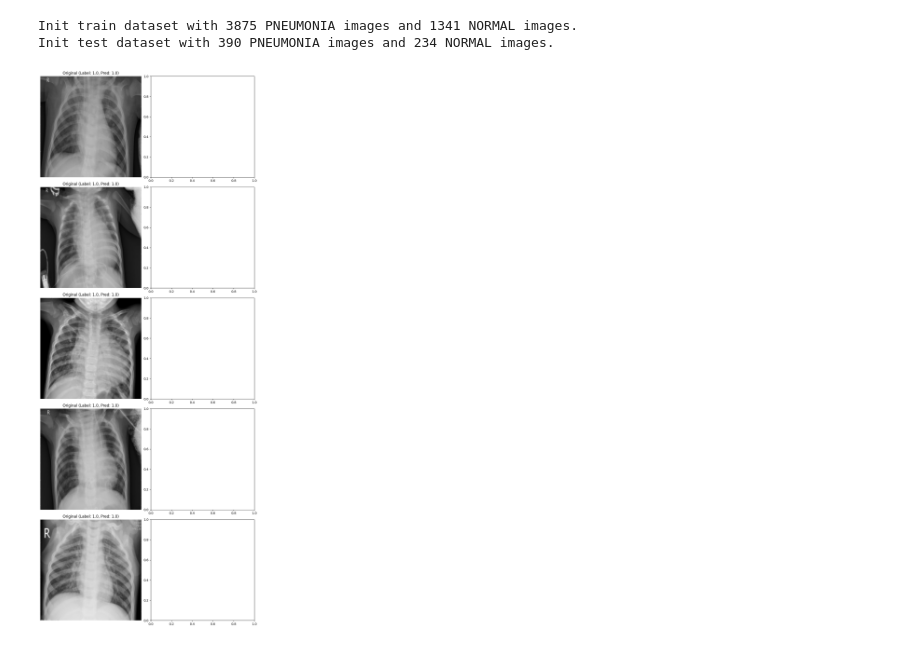
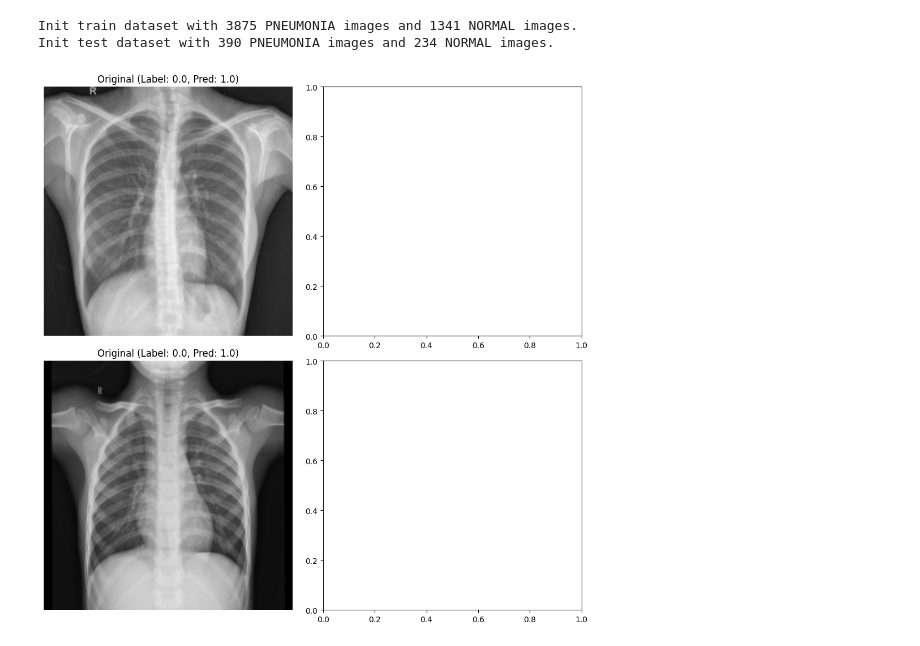
Before and after one commit to davide-beltrame/medimg-saliency-benchmark, a Jupyter notebook: medimg-saliency-benchmark/main.ipynb, the cells around one changed output. Cells and saved outputs as stored; diff of their text form; code cells hidden in the pictures.

```diff
--- a/medimg-saliency-benchmark/main.ipynb
+++ b/medimg-saliency-benchmark/main.ipynb
@@ -14,9 +14,9 @@ reload(datamodule)
 reload(models)
 reload(saliency)
 
-PATH_TO_CKPT = "/home/brimax/repos/medimg-saliency-benchmark/medimg-saliency-benchmark/checkpoints/rn_True_False_0.05.ckpt"
+PATH_TO_CKPT = "/home/brimax/repos/medimg-saliency-benchmark/medimg-saliency-benchmark/checkpoints/vgg_False_False_0.68.ckpt"
 ALPHA = 0.3
-N = 5  # Number of images to sample
+N = 2  # Number of images to sample
 device = "cuda" if torch.cuda.is_available() else "cpu"
 
 def overlay_gradcam_on_image(img_tensor, cam, alpha=0.5):
@@ -41,7 +41,7 @@ dl = dm.test_dataloader()
 
 # Sample N random indices
 indices = np.random.choice(len(dm.test_ds), N, replace=False)
-indices = np.arange(390, 390+N)
+indices = np.arange(0, 0+N)
 # Fetch the corresponding batch of images
 images = []
 labels = []
@@ -60,34 +60,34 @@ pred = model.predict(X)
 
 # gcam = saliency.GradCAM(model.model)
 # cams = []
 # model.to(device)
 # gcam = saliency.GradCAM(model.model)
 # for i in range(N):
 #     single_cam = gcam(X[[i]])  # Add batch dimension with X[[i]]
 #     cams.append(single_cam)
 # Plotting
 fig, axes = plt.subplots(N, 2, figsize=(10, 5*N))  # Adjust figure size as needed
 
 for i in range(N):
     # Original Image
     img = X[i].permute(1, 2, 0).cpu().numpy()
     img = (img * 255).astype(np.uint8)
     axes[i, 0].imshow(img)
     axes[i, 0].axis('off')
     axes[i, 0].set_title(f"Original (Label: {y[i].item()}, Pred: {pred[i].item()})")
 
     # GradCAM Overlay
     # overlay = overlay_gradcam_on_image(X[i:i+1], cams[i], alpha=ALPHA)
     # axes[i, 1].imshow(overlay)
     # axes[i, 1].axis('off')
     # axes[i, 1].set_title(f"GradCAM (Pred: {pred[i].item()})")
 
 plt.tight_layout()
 plt.show()
 # %% [output]
 Init train dataset with 3875 PNEUMONIA images and 1341 NORMAL images.
 Init test dataset with 390 PNEUMONIA images and 234 NORMAL images.
-[figure, old version]
+[figure, new version]
 # %%
 # Parse the results to write in a nice latex table
 import json
```
Also changed, not shown: parts of 3 cells of this notebook, 12 other files.
